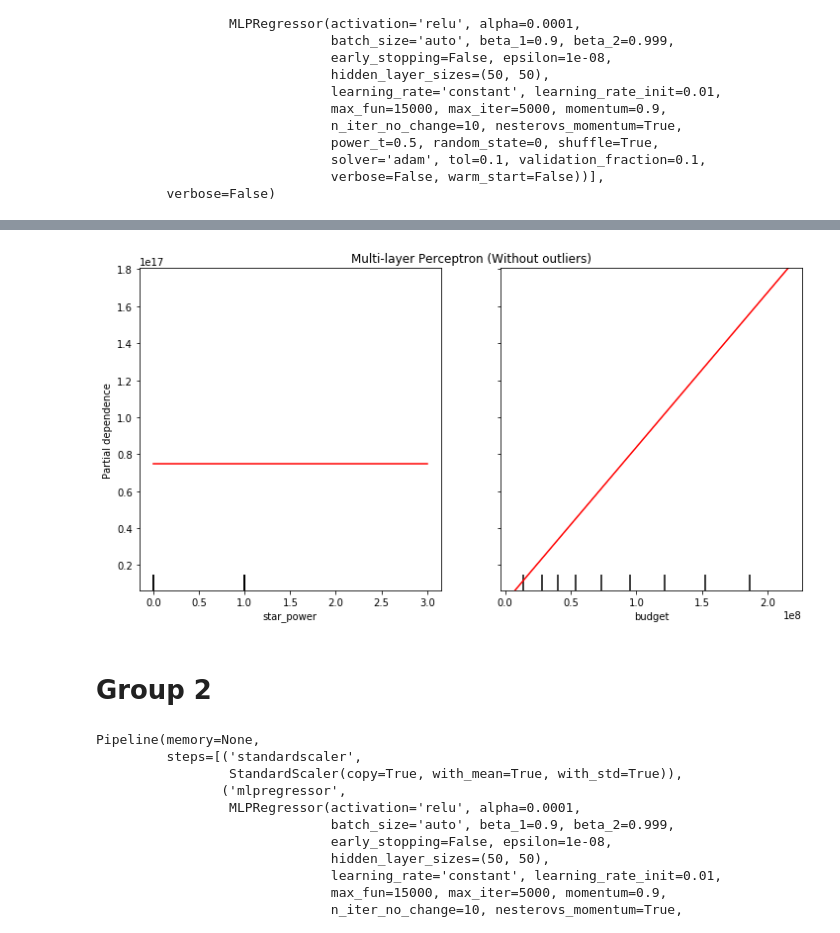
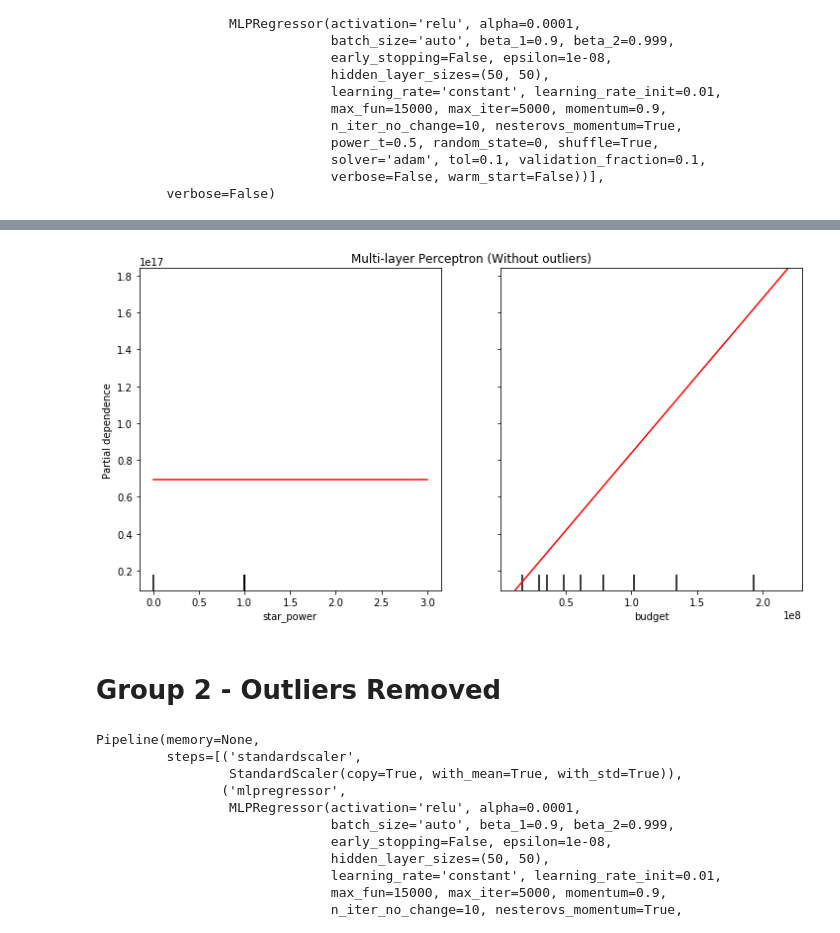
Before and after one commit to brian1581/final-project, a Jupyter notebook: Jupyter_notebooks/tomato_model_deep_2_reduce.ipynb, the cells around one changed output, grey strips where cells are left out. Cells and saved outputs as stored; diff of their text form; code cells hidden in the pictures.

```diff
--- a/Jupyter_notebooks/tomato_model_deep_2_reduce.ipynb
+++ b/Jupyter_notebooks/tomato_model_deep_2_reduce.ipynb
@@ -137,12 +120,12 @@ fig.savefig("../output/images/Decision_tree_1.png")
 # %%
 fig, ax = plt.subplots(figsize=(12, 6))
 ax.set_title("Multi-layer Perceptron (Without outliers)")
-mlp_disp = plot_partial_dependence(mlp, X_train, ["star_power", "budget"], ax=ax,
+mlp_disp = plot_partial_dependence(mlp, X_test, ["star_power", "budget"], ax=ax,
                                    line_kw={"c": "red"})
 # %% [output]
-[figure, old version]
+[figure, new version]
 # %%
 fig.savefig("../output/images/MLP_1.png")
 # %% [markdown]
-# Group 2
+# Group 2 - Outliers Removed
 # %%
```
Also changed, not shown: parts of 18 cells of this notebook, 1 other file.
